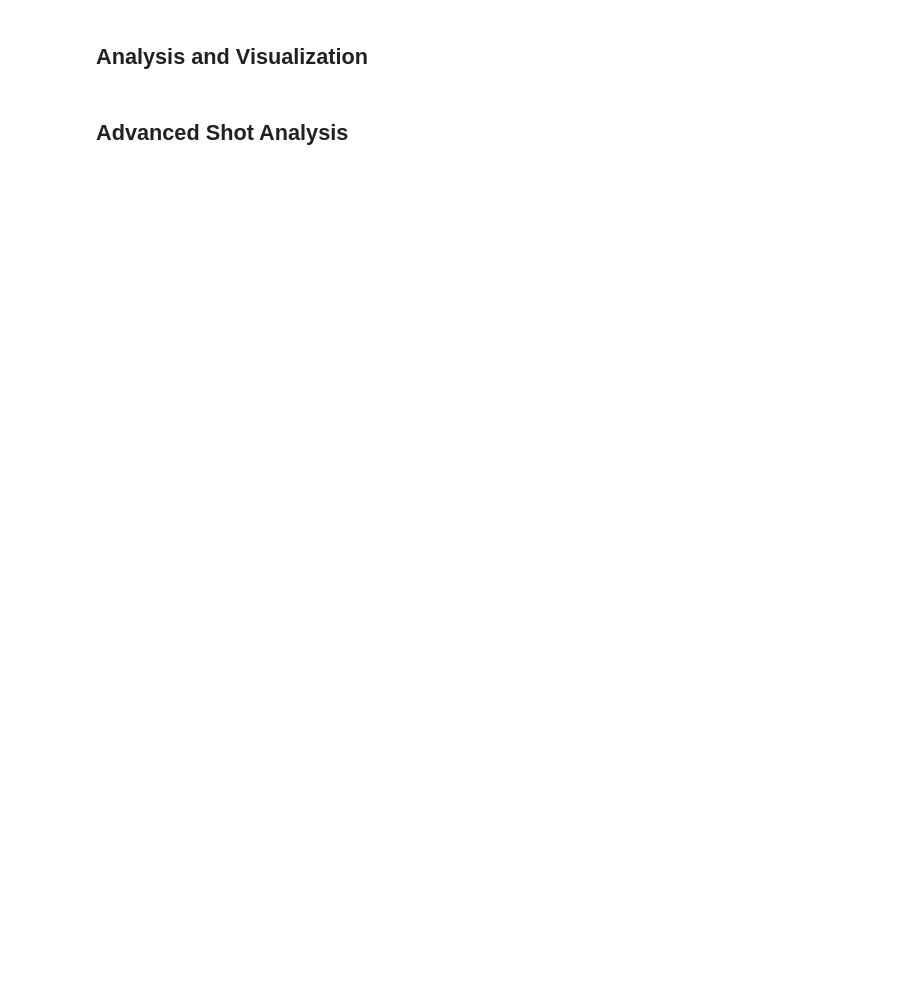
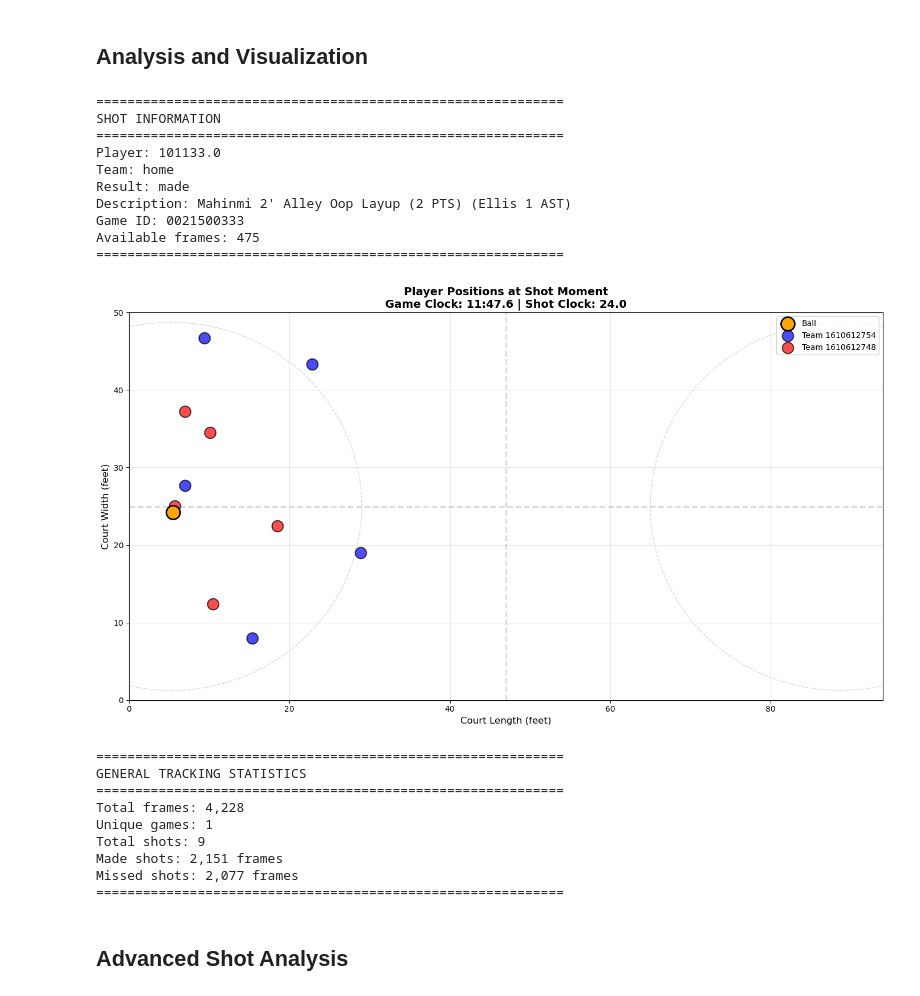
Before and after one commit to MicheleLovatoMenin/Sport-Tech-Project, a Jupyter notebook: track_nba.ipynb, the cells around one changed output. Cells and saved outputs as stored; diff of their text form; code cells hidden in the pictures; blank space fills up the shorter version.

Commit message:
fixed some errors in track_nba.ipynb and created .gitignore file.

```diff
--- a/track_nba.ipynb
+++ b/track_nba.ipynb
@@ -226,7 +430,7 @@ def extract_shot_tracking(dataset, num_events=None):
 
 # Execute extraction (start with few games for testing)
 if dataset:
-    shot_tracking_data = extract_shot_tracking(dataset, num_events=3)
+    shot_tracking_data = extract_shot_tracking(dataset, num_events=20)
 
     if len(shot_tracking_data) == 0:
         print("\nWARNING: No shots were extracted!")
@@ -235,4 +439,9 @@ if dataset:
         print(json.dumps(dataset[0], indent=2, default=str)[:1000])
 else:
     shot_tracking_data = []
+
+# lista di dizionari con info e tracking
+# info = dizionario con info sul tiro
+# tracking = dataframe con i dati di tracking
+# shot_tracking_data[0]["tracking"].head()
 # %% [output]
@@ -362,7 +573,7 @@ def analyze_specific_shot(shot_tracking_data, shot_index=0):
     print(f"\n{'='*60}")
     print(f"SHOT INFORMATION")
     print(f"{'='*60}")
-    print(f"Player: {info['player']}")
+    print(f"Player: {info['player_id']}")
     print(f"Team: {info['team']}")
     print(f"Result: {info['shot_result']}")
     print(f"Description: {info['description']}")
@@ -382,6 +593,14 @@ def visualize_shot_positions(tracking_df, frame_num=0):
         return
 
     frame = tracking_df.iloc[frame_num]
+
+    # Nuova logica di formattazione del tempo
+    total_seconds = frame["game_clock"]
+    minutes = int(total_seconds // 60)
+    seconds = total_seconds % 60
+
+    # Formattazione M:SS.S
+    game_clock_formatted = f"{minutes}:{seconds:04.1f}"
 
     plt.figure(figsize=(14, 8))
 
@@ -419,7 +638,15 @@ def visualize_shot_positions(tracking_df, frame_num=0):
 
         if x_col in frame and y_col in frame and not pd.isna(frame[x_col]):
             team_id = frame.get(team_col, 0)
-            color = 'blue' if team_id == -1 else 'red'
+
+            # Trova i due team_id unici per assegnare colori diversi
+            all_team_ids = [frame.get(f'player_{i}_team_id', 0) for i in range(10)]
+            unique_teams = list(set([t for t in all_team_ids if not pd.isna(t)]))
+
+            if len(unique_teams) >= 2:
+                color = 'blue' if team_id == unique_teams[0] else 'red'
+            else:
+                color = 'blue'
 
             label = None
             if team_id not in teams_plotted:
@@ -432,7 +659,7 @@ def visualize_shot_positions(tracking_df, frame_num=0):
                        label=label, zorder=2)
 
 
-    plt.title(f'Player Positions at Shot Moment\nGame Clock: {frame["game_clock"]:.1f}s | Shot Clock: {frame.get("shot_clock", "N/A")}',
+    plt.title(f'Player Positions at Shot Moment\nGame Clock: {game_clock_formatted} | Shot Clock: {frame.get("shot_clock", "N/A")}',
               fontsize=14, fontweight='bold')
     plt.xlabel('Court Length (feet)', fontsize=12)
     plt.ylabel('Court Width (feet)', fontsize=12)
@@ -456,33 +683,54 @@ def tracking_statistics(df_complete):
     print(f"Unique games: {df_complete['game_id'].nunique()}")
 
     # Count unique shots
     if 'event_num' in df_complete.columns:
         unique_shots = df_complete.groupby(['game_id', 'event_num']).ngroups
         print(f"Total shots: {unique_shots}")
 
     # Shot results
     if 'shot_result' in df_complete.columns:
         made_shots = (df_complete['shot_result'] == 'made').sum()
         missed_shots = (df_complete['shot_result'] == 'missed').sum()
         print(f"Made shots: {made_shots:,} frames")
         print(f"Missed shots: {missed_shots:,} frames")
 
     print(f"{'='*60}")
 
 # Execute analysis examples
 if shot_tracking_data and len(shot_tracking_data) > 0:
     # Analyze first shot
     tracking_first_shot = analyze_specific_shot(shot_tracking_data, 0)
 
     # Visualize positions
     if tracking_first_shot is not None and len(tracking_first_shot) > 0:
         visualize_shot_positions(tracking_first_shot, frame_num=0)
 
     # General statistics
     if not df_complete.empty:
         tracking_statistics(df_complete)
 else:
     print("\nNo shot data available for analysis")
+# %% [output]
+============================================================
+SHOT INFORMATION
+============================================================
+Player: 101133.0
+Team: home
+Result: made
+Description: Mahinmi 2' Alley Oop Layup (2 PTS) (Ellis 1 AST)
+Game ID: 0021500333
+Available frames: 475
+============================================================
+[figure, added]
+============================================================
+GENERAL TRACKING STATISTICS
+============================================================
+Total frames: 4,228
+Unique games: 1
+Total shots: 9
+Made shots: 2,151 frames
+Missed shots: 2,077 frames
+============================================================
 # %% [markdown]
 ## Advanced Shot Analysis
 # %%
```
Also changed, not shown: parts of 10 cells of this notebook, 4 other files.
